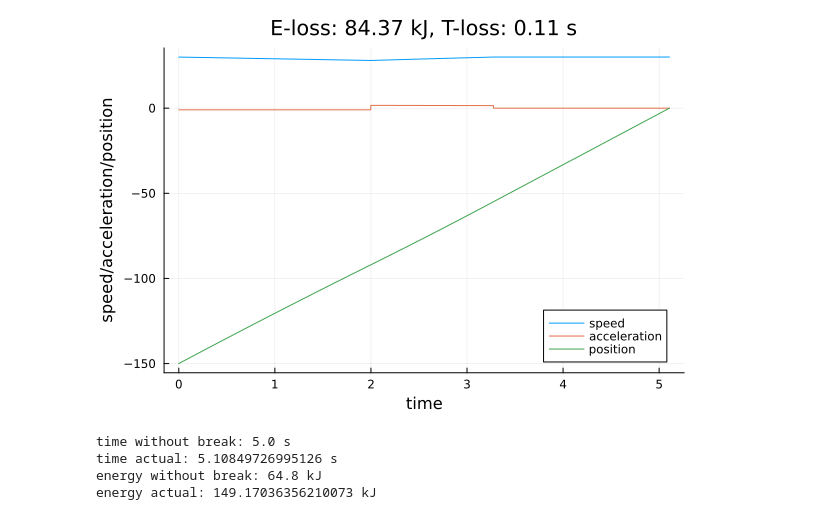
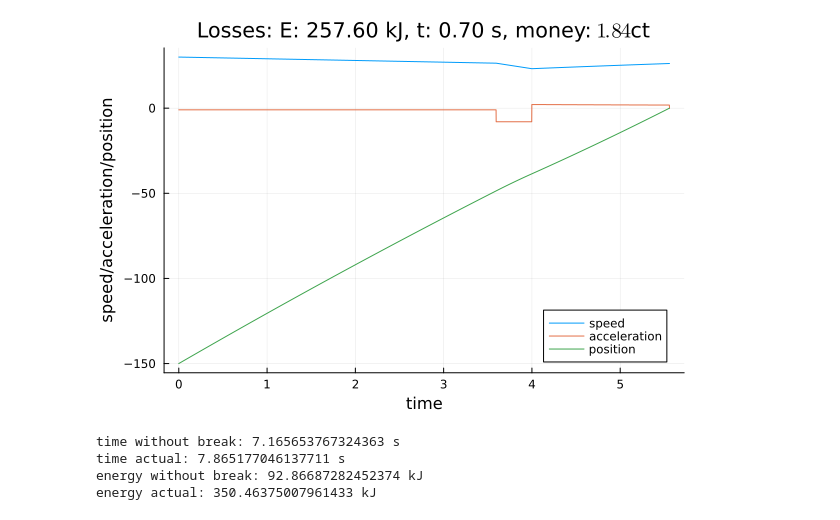
Before and after one commit to peteole/scientific_experiments, a Jupyter notebook: traffic_lights.ipynb, the cells around one changed output. Saved outputs shown, nothing was run; the diff lists cells and outputs as text; code cells hidden in the pictures.

Commit message:
Add money loss function

```diff
--- a/traffic_lights.ipynb
+++ b/traffic_lights.ipynb
@@ -11,6 +11,8 @@ brake_acceleration=8.0 #m/s^2
 Cd=0.4 # drag coefficient
 A=2.0 # frontal area
 min_speed=0.05 #m/s
+cost_per_J=1.85/(45e6)#$/J
+cost_pers_s=40/(60*60)#$/s
 
 rho=1.2 # air density
 time_to_green_distribution=Exponential(6.0)
@@ -90,37 +92,41 @@ function simulate(s::Strategy, time_to_green::Float64)::Trajectory
     last_time=time[end]
     x=0.0
     while v<initial_speed
         dt=1e-3
         t+=dt
         a=clip_acceleration(Inf,v)
         v+=a*dt
         x+=v*dt
         energy+=compute_power(a,v)*dt
     end
     time_without_break=(x-initial_position)/initial_speed
     time_actual=t
     energy_without_break=compute_power(0.0,initial_speed)*time_without_break
     println("time without break: $(time_without_break) s")
     println("time actual: $(time_actual) s")
     println("energy without break: $(energy_without_break/1e3) kJ")
     println("energy actual: $(energy/1e3) kJ")
     return Trajectory(acceleration,speed,time,energy,time_actual-time_without_break,energy-energy_without_break)
 end
 
+function loss(t::Trajectory)
+    return t.lost_energy*cost_per_J+t.lost_time*cost_pers_s
+end
+
 no_action_strategy=Strategy(-1*ones(discretization))
 function plot_trajectory(t::Trajectory)
     p=plot(t.time,t.speed,label="speed")
     plot!(p,t.time,t.acceleration,label="acceleration")
     plot!(p,t.time,locations,label="position")
     plot!(p,xlabel="time",ylabel="speed/acceleration/position")
-    title!(p,"E-loss: $(@sprintf("%.2f", t.lost_energy/1e3)) kJ, T-loss: $(@sprintf("%.2f", t.lost_time)) s")
+    title!(p,"Losses: E: $(@sprintf("%.2f", t.lost_energy/1e3)) kJ, t: $(@sprintf("%.2f", t.lost_time)) s, money: \$ $(@sprintf("%.2f", loss(t)*100))\$ct")
     return p
 end
-trj=simulate(no_action_strategy,2.0)
+trj=simulate(no_action_strategy,4.0)
 plot_trajectory(trj) |> display
 # %% [output]
-[figure, old version]
+[figure, new version]
-time without break: 5.0 s
-time actual: 5.10849726995126 s
-energy without break: 64.8 kJ
-energy actual: 149.17036356210073 kJ
+time without break: 7.165653767324363 s
+time actual: 7.865177046137711 s
+energy without break: 92.86687282452374 kJ
+energy actual: 350.46375007961433 kJ
```
